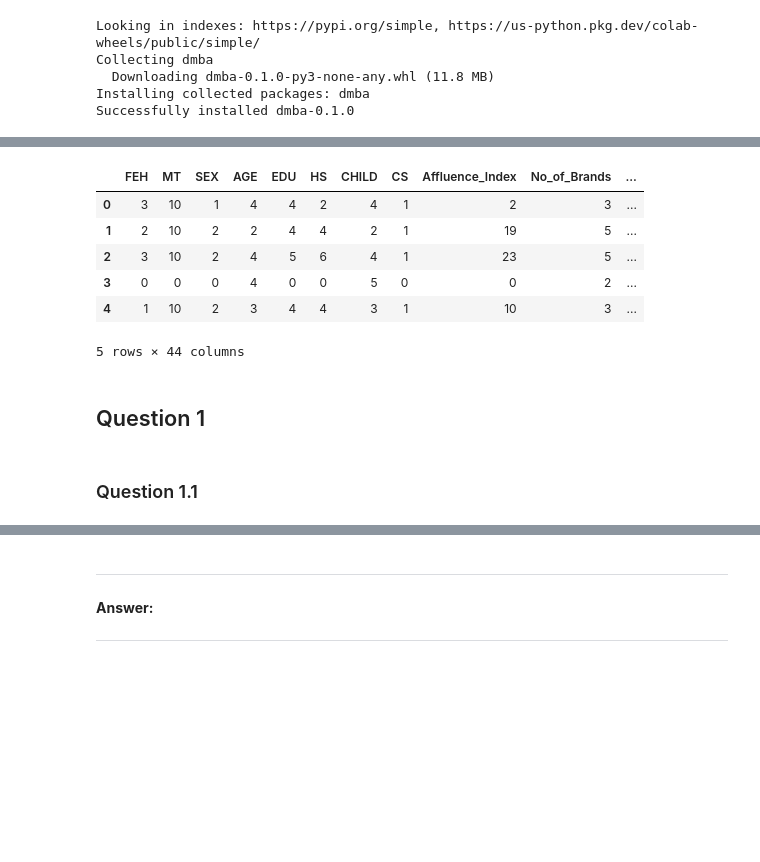
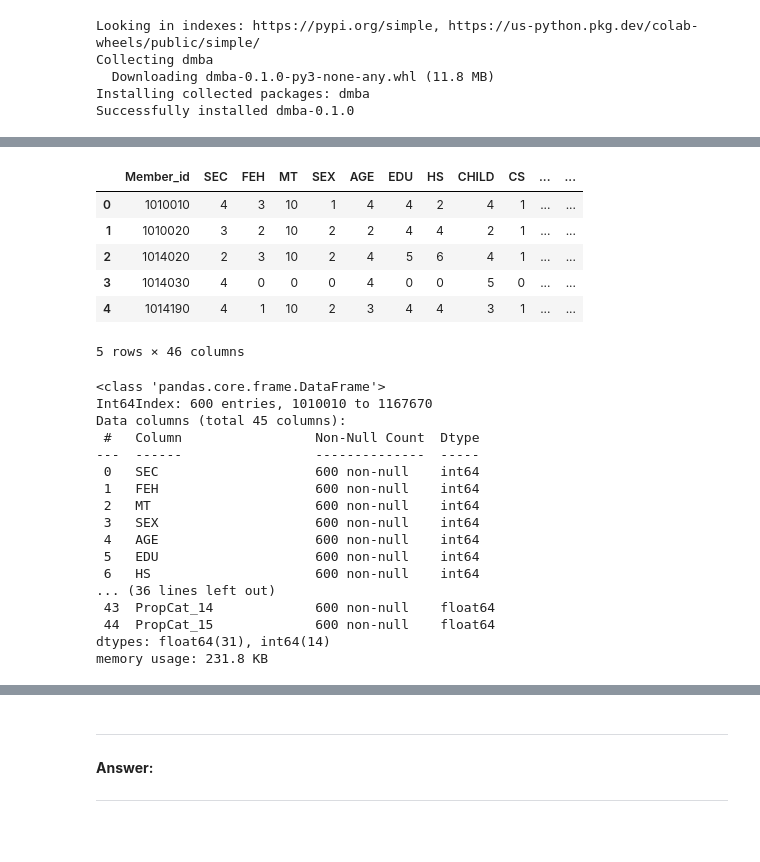
Before and after one commit to zachfreitas/ADS_505_Applied_Data_Sci_for_Business-, a Jupyter notebook: Module_5/Assignment_5/Assignment_5.ipynb, the cells around one changed output, grey strips where cells are left out. Saved outputs shown, nothing was run; the diff lists cells and outputs as text; code cells hidden in the pictures; blank space fills up the shorter version.

```diff
--- a/Module_5/Assignment_5/Assignment_5.ipynb
+++ b/Module_5/Assignment_5/Assignment_5.ipynb
@@ -57,21 +65,37 @@ dataSource = 'https://raw.githubusercontent.com/zachfreitas/ADS_505_Applied_Data
 # %%
 df = pd.read_csv(dataSource)
 df_copy = df.copy()
 
 df_copy.columns = [d.replace(' ', '_').replace('.', '') for d in df_copy.columns]
-df_copy = df_copy.iloc[: , 2:]
+# df_copy = df_copy.iloc[: , 2:]
 # Drop unnecessary columns
 # df_copy = df_copy.drop('TARGET_D', axis=1)
 df_copy.head()
 # %% [output]
-|  | FEH | MT | SEX | AGE | EDU | HS | CHILD | CS | Affluence_Index | No_of_Brands | ... |
-| 0 | 3 | 10 | 1 | 4 | 4 | 2 | 4 | 1 | 2 | 3 | ... |
-| 1 | 2 | 10 | 2 | 2 | 4 | 4 | 2 | 1 | 19 | 5 | ... |
-| 2 | 3 | 10 | 2 | 4 | 5 | 6 | 4 | 1 | 23 | 5 | ... |
-| 3 | 0 | 0 | 0 | 4 | 0 | 0 | 5 | 0 | 0 | 2 | ... |
-| 4 | 1 | 10 | 2 | 3 | 4 | 4 | 3 | 1 | 10 | 3 | ... |
+|  | Member_id | SEC | FEH | MT | SEX | AGE | EDU | HS | CHILD | CS | ... | ... |
+| 0 | 1010010 | 4 | 3 | 10 | 1 | 4 | 4 | 2 | 4 | 1 | ... | ... |
+| 1 | 1010020 | 3 | 2 | 10 | 2 | 2 | 4 | 4 | 2 | 1 | ... | ... |
+| 2 | 1014020 | 2 | 3 | 10 | 2 | 4 | 5 | 6 | 4 | 1 | ... | ... |
+| 3 | 1014030 | 4 | 0 | 0 | 0 | 4 | 0 | 0 | 5 | 0 | ... | ... |
+| 4 | 1014190 | 4 | 1 | 10 | 2 | 3 | 4 | 4 | 3 | 1 | ... | ... |
-5 rows × 44 columns
+5 rows × 46 columns
-# %% [markdown]
-## Question 1
-# %% [markdown]
-### Question 1.1
+# %%
+df_copy.info()
+# %% [output]
+<class 'pandas.core.frame.DataFrame'>
+Int64Index: 600 entries, 1010010 to 1167670
+Data columns (total 45 columns):
+ #   Column                 Non-Null Count  Dtype
+---  ------                 --------------  -----
+ 0   SEC                    600 non-null    int64
+ 1   FEH                    600 non-null    int64
+ 2   MT                     600 non-null    int64
+ 3   SEX                    600 non-null    int64
+ 4   AGE                    600 non-null    int64
+ 5   EDU                    600 non-null    int64
+ 6   HS                     600 non-null    int64
+... (36 lines left out)
+ 43  PropCat_14             600 non-null    float64
+ 44  PropCat_15             600 non-null    float64
+dtypes: float64(31), int64(14)
+memory usage: 231.8 KB
```
Also changed, not shown: parts of 20 cells of this notebook.
